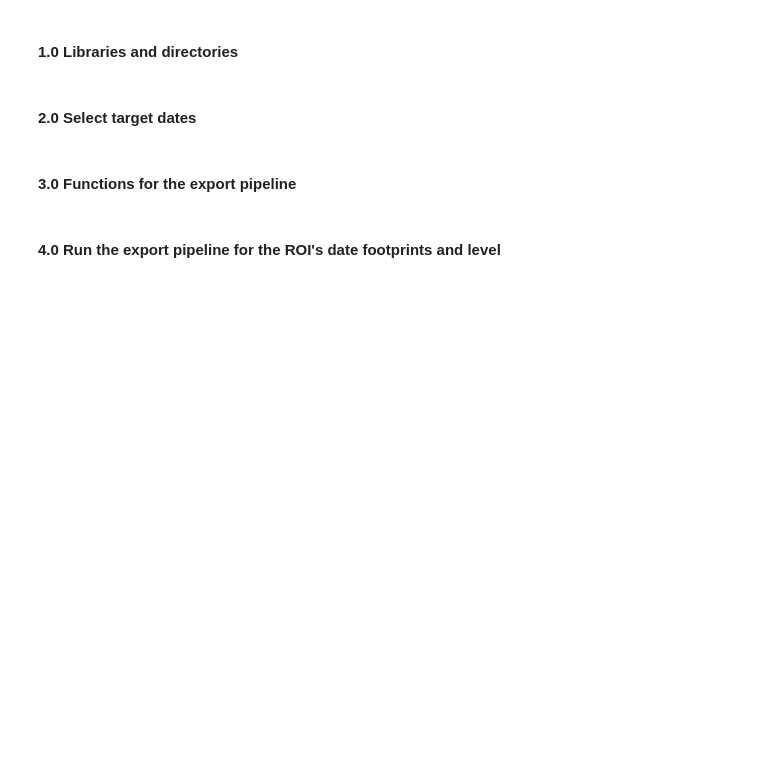
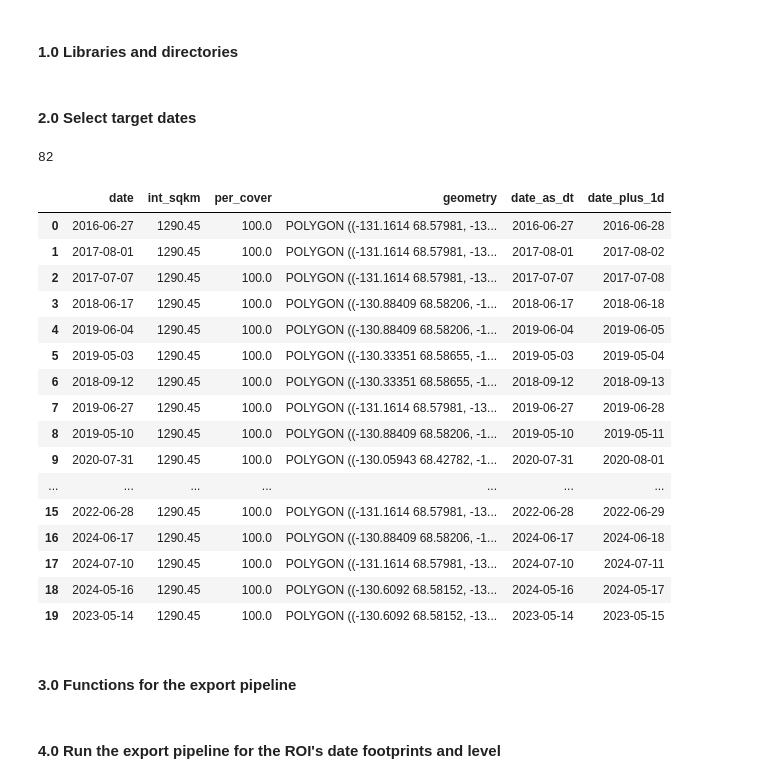
Before and after one commit to jtmaze/green-by-another-name, a Jupyter notebook: 3-fetch-images-working.ipynb, the cells around one changed output. Cells and saved outputs as stored; diff of their text form; code cells hidden in the pictures; blank space fills up the shorter version.

```diff
--- a/3-fetch-images-working.ipynb
+++ b/3-fetch-images-working.ipynb
@@ -14,11 +14,11 @@ from shapely.geometry import shape
 ee.Authenticate()
 ee.Initialize(project='ee-green-by-another-name')
 
-roi_name = 'MRD_sub2'
-level = 'sr' # 1) 'sr': surface reflectance 2) 'toa' for top of atmosphere
+roi_name = 'AND_sub3'
+level = 'toa' # 1) 'sr': surface reflectance 2) 'toa' for top of atmosphere
 resample_res = 30
 resample_method = 'bilinear'
-n_dates = 5 # Number of observation dates (might be less if there aren't enough footprints)
+n_dates = 100 # Number of observation dates (might be less if there aren't enough footprints)
 s2_cloud_threshold = 50 # Cloud probability threshold for Sentinel-2 pixels.
 band_dict = {'Sentinel2_sr': ['B2', #Blue
                              'B3', #Green
@@ -46,9 +46,29 @@ est_utm = f'EPSG:{best_image_dates.estimate_utm_crs().to_epsg()}' # Have to conv
 # %%
 best_image_dates['date_as_dt'] = pd.to_datetime(best_image_dates['date'])
 
 best_image_dates['date_plus_1d'] = best_image_dates['date_as_dt'] + pd.Timedelta(days=1)
-#best_image_dates = best_image_dates[best_image_dates['date_as_dt'] > pd.to_datetime('2019-01-01')]
 best_image_dates = best_image_dates[0:n_dates]
+print(len(best_image_dates))
+best_image_dates.head(20)
+# %% [output]
+82
+|  | date | int_sqkm | per_cover | geometry | date_as_dt | date_plus_1d |
+| 0 | 2016-06-27 | 1290.45 | 100.0 | POLYGON ((-131.1614 68.57981, -13... | 2016-06-27 | 2016-06-28 |
+| 1 | 2017-08-01 | 1290.45 | 100.0 | POLYGON ((-131.1614 68.57981, -13... | 2017-08-01 | 2017-08-02 |
+| 2 | 2017-07-07 | 1290.45 | 100.0 | POLYGON ((-131.1614 68.57981, -13... | 2017-07-07 | 2017-07-08 |
+| 3 | 2018-06-17 | 1290.45 | 100.0 | POLYGON ((-130.88409 68.58206, -1... | 2018-06-17 | 2018-06-18 |
+| 4 | 2019-06-04 | 1290.45 | 100.0 | POLYGON ((-130.88409 68.58206, -1... | 2019-06-04 | 2019-06-05 |
+| 5 | 2019-05-03 | 1290.45 | 100.0 | POLYGON ((-130.33351 68.58655, -1... | 2019-05-03 | 2019-05-04 |
+| 6 | 2018-09-12 | 1290.45 | 100.0 | POLYGON ((-130.33351 68.58655, -1... | 2018-09-12 | 2018-09-13 |
+| 7 | 2019-06-27 | 1290.45 | 100.0 | POLYGON ((-131.1614 68.57981, -13... | 2019-06-27 | 2019-06-28 |
+| 8 | 2019-05-10 | 1290.45 | 100.0 | POLYGON ((-130.88409 68.58206, -1... | 2019-05-10 | 2019-05-11 |
+| 9 | 2020-07-31 | 1290.45 | 100.0 | POLYGON ((-130.05943 68.42782, -1... | 2020-07-31 | 2020-08-01 |
+| ... | ... | ... | ... | ... | ... | ... |
+| 15 | 2022-06-28 | 1290.45 | 100.0 | POLYGON ((-131.1614 68.57981, -13... | 2022-06-28 | 2022-06-29 |
+| 16 | 2024-06-17 | 1290.45 | 100.0 | POLYGON ((-130.88409 68.58206, -1... | 2024-06-17 | 2024-06-18 |
+| 17 | 2024-07-10 | 1290.45 | 100.0 | POLYGON ((-131.1614 68.57981, -13... | 2024-07-10 | 2024-07-11 |
+| 18 | 2024-05-16 | 1290.45 | 100.0 | POLYGON ((-130.6092 68.58152, -13... | 2024-05-16 | 2024-05-17 |
+| 19 | 2023-05-14 | 1290.45 | 100.0 | POLYGON ((-130.6092 68.58152, -13... | 2023-05-14 | 2023-05-15 |
 # %% [markdown]
 #### 3.0 Functions for the export pipeline
 # %%
```
Also changed, not shown: parts of 2 cells of this notebook, 4 other files.
